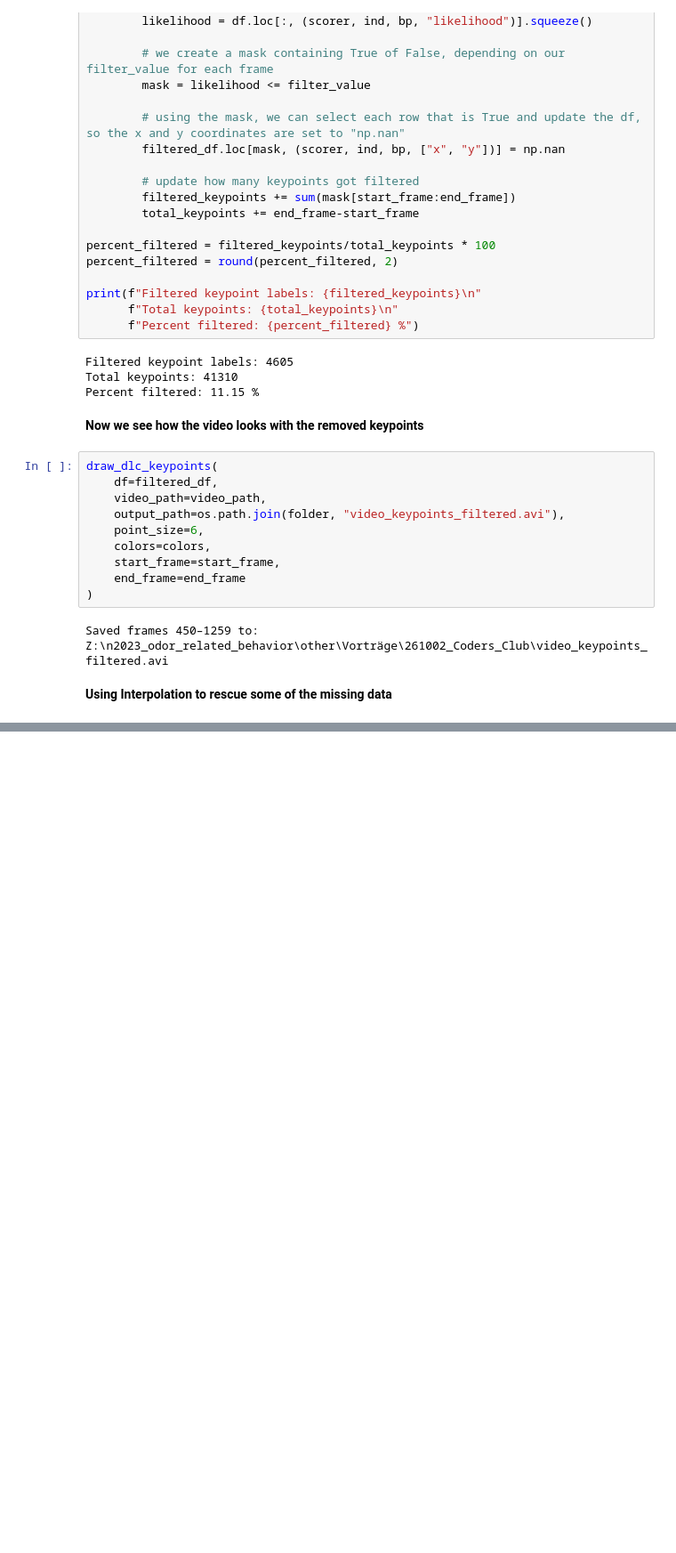
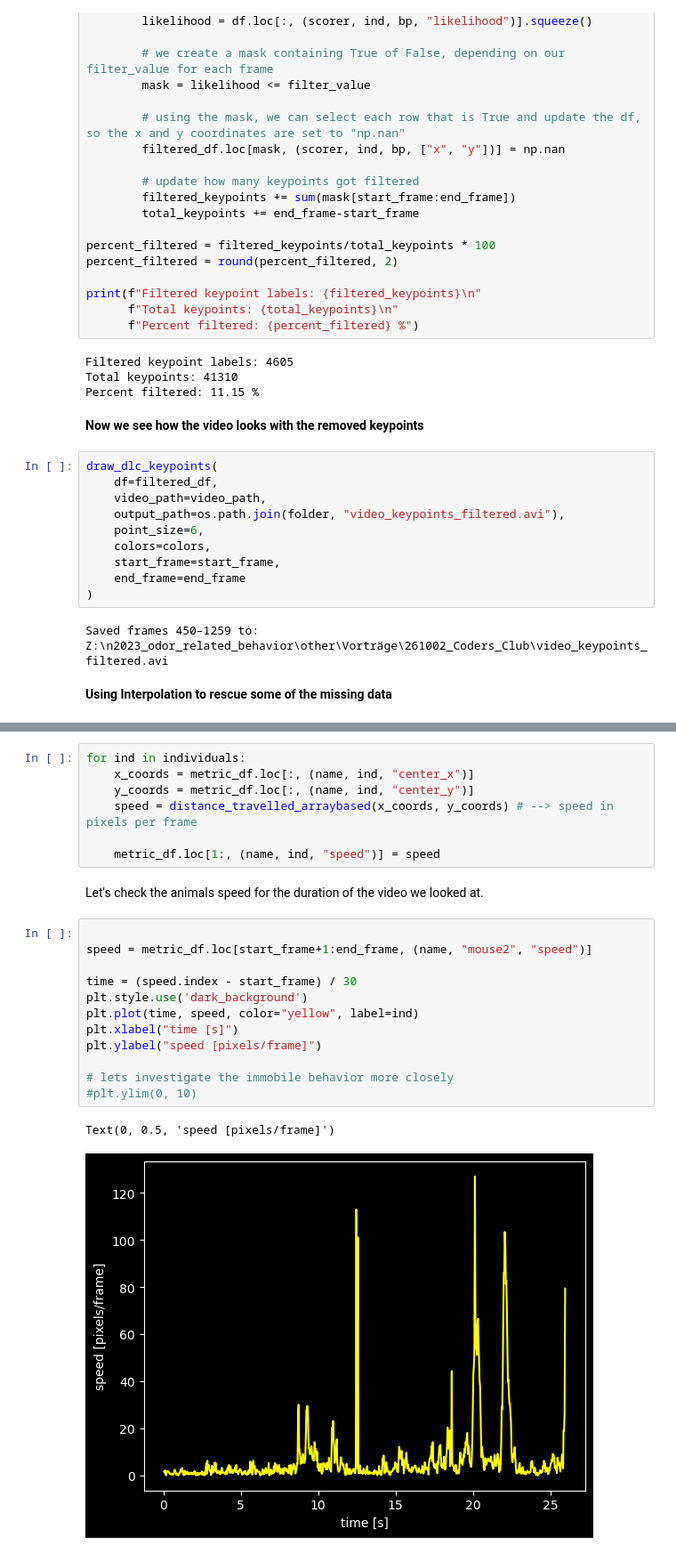
Before and after one commit to FabianQuicken/Ambros_analysis, a Jupyter notebook: DLC_analysis/behavior_codersclub.ipynb, the cells around one changed output, grey strips where cells are left out. Shown at 89% size. Drawn from its saved outputs; the diff is of its cells as text; blank space fills up the shorter version.

```diff
--- a/DLC_analysis/behavior_codersclub.ipynb
+++ b/DLC_analysis/behavior_codersclub.ipynb
@@ -399,0 +551,24 @@ Saved frames 450–1259 to: Z:\n2023_odor_related_behavior\other\Vorträge\26100
+# %%
+for ind in individuals:
+    x_coords = metric_df.loc[:, (name, ind, "center_x")]
+    y_coords = metric_df.loc[:, (name, ind, "center_y")]
+    speed = distance_travelled_arraybased(x_coords, y_coords) # --> speed in pixels per frame
+
+    metric_df.loc[1:, (name, ind, "speed")] = speed
+# %% [markdown]
+Let's check the animals speed for the duration of the video we looked at.
+# %%
+
+speed = metric_df.loc[start_frame+1:end_frame, (name, "mouse2", "speed")]
+
+time = (speed.index - start_frame) / 30
+plt.style.use('dark_background')
+plt.plot(time, speed, color="yellow", label=ind)
+plt.xlabel("time [s]")
+plt.ylabel("speed [pixels/frame]")
+
+# lets investigate the immobile behavior more closely
+#plt.ylim(0, 10)
+# %% [output]
+Text(0, 0.5, 'speed [pixels/frame]')
+[figure, added]
```
Also changed, not shown: parts of 31 cells of this notebook, 2 other files.
